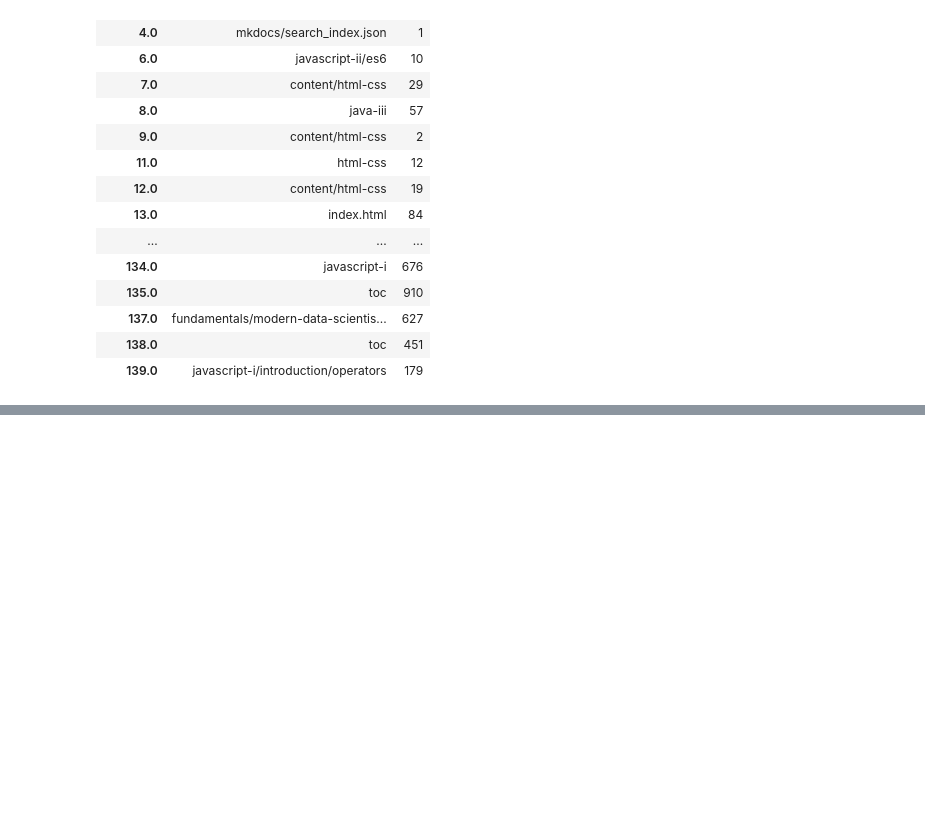
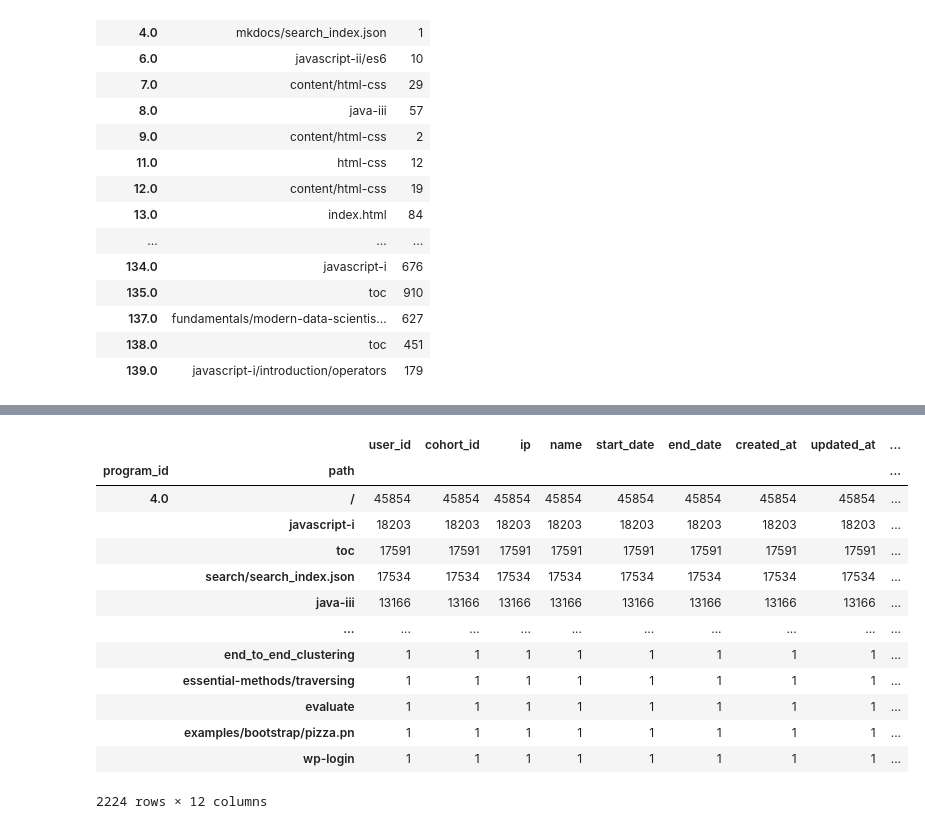
Before and after one commit to Anomaly-Detection-Project/Anomaly_detect-Project, a Jupyter notebook: e_workbook.ipynb, the cells around one changed output, grey strips where cells are left out. Drawn from its saved outputs; the diff is of its cells as text; code cells hidden in the pictures; blank space fills up the shorter version.

```diff
--- a/e_workbook.ipynb
+++ b/e_workbook.ipynb
@@ -145,0 +258,18 @@ new_df
+# %%
+least_df= least_df.sort_values(by= 'user_id', ascending= False)
+least_df
+# %% [output]
+|  |  | user_id | cohort_id | ip | name | start_date | end_date | created_at | updated_at | ... |
+| program_id | path |  |  |  |  |  |  |  |  | ... |
+| 4.0 | / | 45854 | 45854 | 45854 | 45854 | 45854 | 45854 | 45854 | 45854 | ... |
+|  | javascript-i | 18203 | 18203 | 18203 | 18203 | 18203 | 18203 | 18203 | 18203 | ... |
+|  | toc | 17591 | 17591 | 17591 | 17591 | 17591 | 17591 | 17591 | 17591 | ... |
+|  | search/search_index.json | 17534 | 17534 | 17534 | 17534 | 17534 | 17534 | 17534 | 17534 | ... |
+|  | java-iii | 13166 | 13166 | 13166 | 13166 | 13166 | 13166 | 13166 | 13166 | ... |
+|  | ... | ... | ... | ... | ... | ... | ... | ... | ... | ... |
+|  | end_to_end_clustering | 1 | 1 | 1 | 1 | 1 | 1 | 1 | 1 | ... |
+|  | essential-methods/traversing | 1 | 1 | 1 | 1 | 1 | 1 | 1 | 1 | ... |
+|  | evaluate | 1 | 1 | 1 | 1 | 1 | 1 | 1 | 1 | ... |
+|  | examples/bootstrap/pizza.pn | 1 | 1 | 1 | 1 | 1 | 1 | 1 | 1 | ... |
+|  | wp-login | 1 | 1 | 1 | 1 | 1 | 1 | 1 | 1 | ... |
+2224 rows × 12 columns
```
Also changed, not shown: parts of 17 cells of this notebook.
